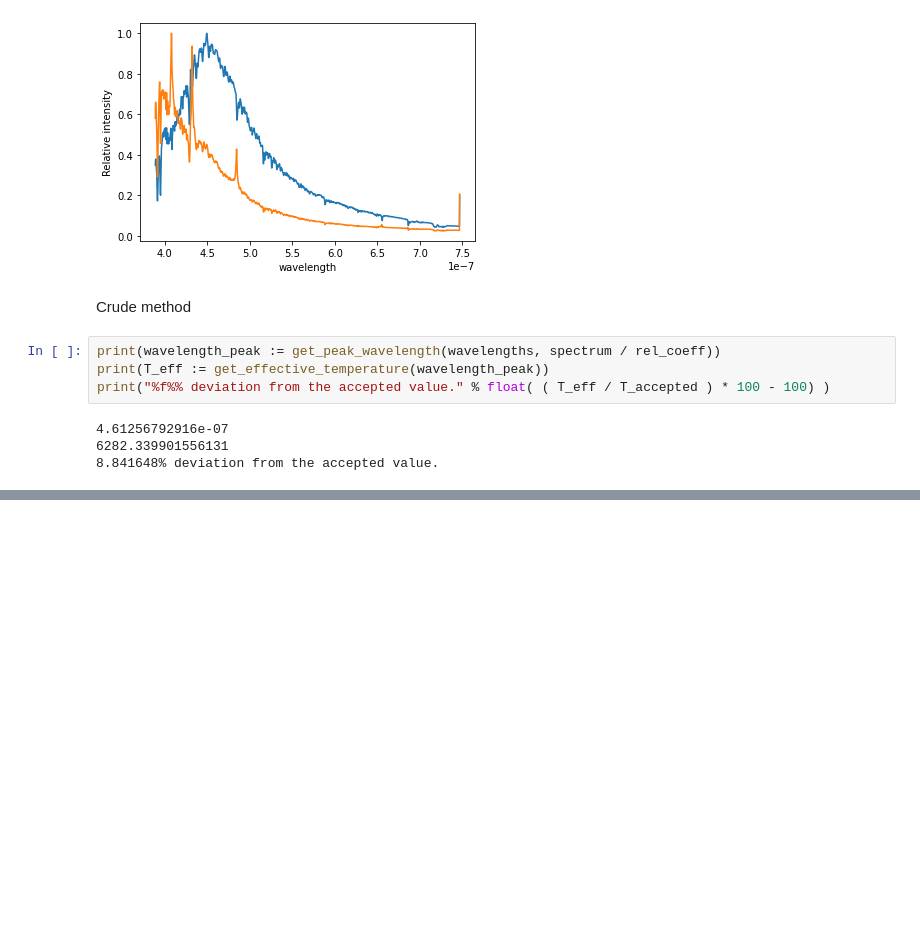
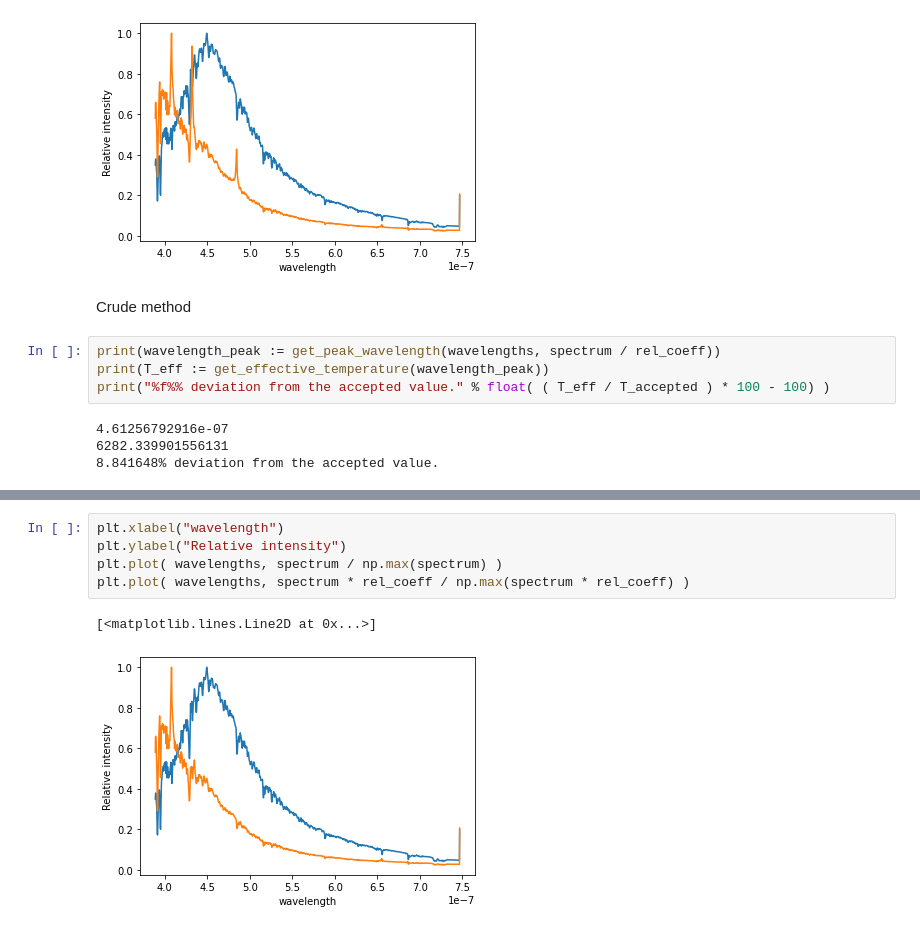
Before and after one commit to Yousousen/solar_physics, a Jupyter notebook: scripts/spectrum.ipynb, the cells around one changed output, grey strips where cells are left out. Saved outputs shown, nothing was run; the diff lists cells and outputs as text; blank space fills up the shorter version.

```diff
--- a/scripts/spectrum.ipynb
+++ b/scripts/spectrum.ipynb
@@ -371,0 +410,8 @@ print("%f%% deviation from the accepted value." % float( ( T_eff / T_accepted )
+# %%
+plt.xlabel("wavelength")
+plt.ylabel("Relative intensity")
+plt.plot( wavelengths, spectrum / np.max(spectrum) )
+plt.plot( wavelengths, spectrum * rel_coeff / np.max(spectrum * rel_coeff) )
+# %% [output]
+[<matplotlib.lines.Line2D at 0x...>]
+[figure, added]
```
Also changed, not shown: parts of 9 cells of this notebook.
